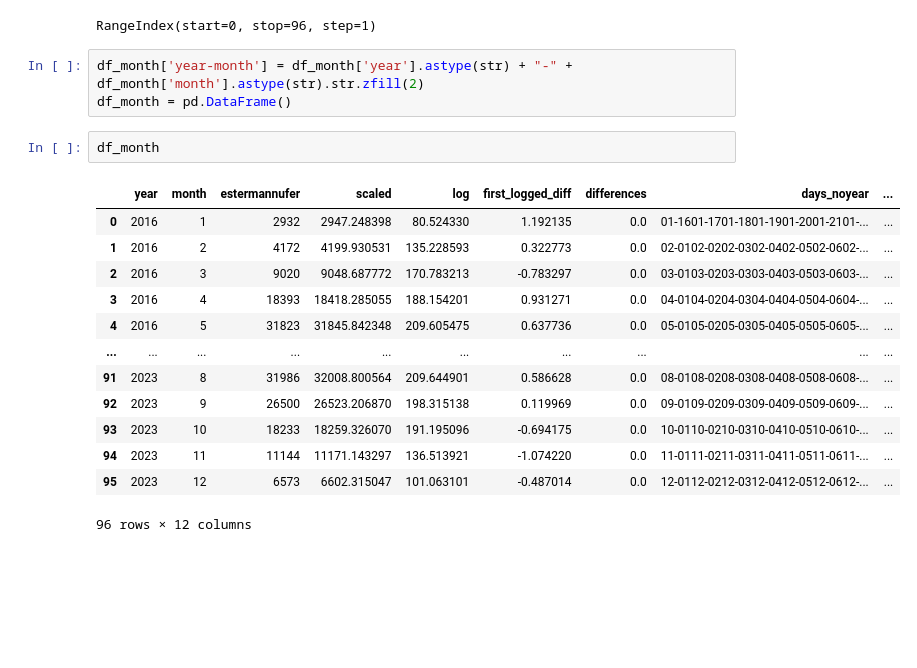
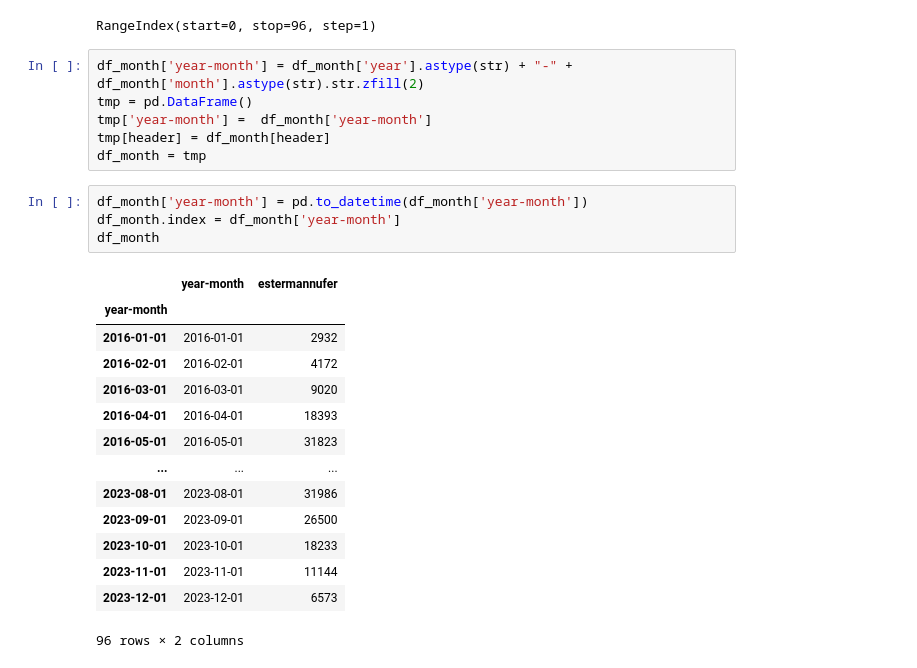
Before and after one commit to wooloflettuce/bonn-bike-count, a Jupyter notebook: ARIMA/Estermannufer/jaehrlich_v2.ipynb, the cells around one changed output. Cells and saved outputs as stored; diff of their text form; blank space fills up the shorter version.

```diff
--- a/ARIMA/Estermannufer/jaehrlich_v2.ipynb
+++ b/ARIMA/Estermannufer/jaehrlich_v2.ipynb
@@ -724,23 +724,29 @@ df_month.index
 RangeIndex(start=0, stop=96, step=1)
 # %%
 df_month['year-month'] = df_month['year'].astype(str) + "-" + df_month['month'].astype(str).str.zfill(2)
-df_month = pd.DataFrame()
+tmp = pd.DataFrame()
+tmp['year-month'] =  df_month['year-month']
+tmp[header] = df_month[header]
+df_month = tmp
 # %%
+df_month['year-month'] = pd.to_datetime(df_month['year-month'])
+df_month.index = df_month['year-month']
 df_month
 # %% [output]
-|  | year | month | estermannufer | scaled | log | first_logged_diff | differences | days_noyear | ... |
-| 0 | 2016 | 1 | 2932 | 2947.248398 | 80.524330 | 1.192135 | 0.0 | 01-1601-1701-1801-1901-2001-2101-... | ... |
-| 1 | 2016 | 2 | 4172 | 4199.930531 | 135.228593 | 0.322773 | 0.0 | 02-0102-0202-0302-0402-0502-0602-... | ... |
-| 2 | 2016 | 3 | 9020 | 9048.687772 | 170.783213 | -0.783297 | 0.0 | 03-0103-0203-0303-0403-0503-0603-... | ... |
-| 3 | 2016 | 4 | 18393 | 18418.285055 | 188.154201 | 0.931271 | 0.0 | 04-0104-0204-0304-0404-0504-0604-... | ... |
-| 4 | 2016 | 5 | 31823 | 31845.842348 | 209.605475 | 0.637736 | 0.0 | 05-0105-0205-0305-0405-0505-0605-... | ... |
-| ... | ... | ... | ... | ... | ... | ... | ... | ... | ... |
-| 91 | 2023 | 8 | 31986 | 32008.800564 | 209.644901 | 0.586628 | 0.0 | 08-0108-0208-0308-0408-0508-0608-... | ... |
-| 92 | 2023 | 9 | 26500 | 26523.206870 | 198.315138 | 0.119969 | 0.0 | 09-0109-0209-0309-0409-0509-0609-... | ... |
-| 93 | 2023 | 10 | 18233 | 18259.326070 | 191.195096 | -0.694175 | 0.0 | 10-0110-0210-0310-0410-0510-0610-... | ... |
-| 94 | 2023 | 11 | 11144 | 11171.143297 | 136.513921 | -1.074220 | 0.0 | 11-0111-0211-0311-0411-0511-0611-... | ... |
-| 95 | 2023 | 12 | 6573 | 6602.315047 | 101.063101 | -0.487014 | 0.0 | 12-0112-0212-0312-0412-0512-0612-... | ... |
+|  | year-month | estermannufer |
+| year-month |  |  |
+| 2016-01-01 | 2016-01-01 | 2932 |
+| 2016-02-01 | 2016-02-01 | 4172 |
+| 2016-03-01 | 2016-03-01 | 9020 |
+| 2016-04-01 | 2016-04-01 | 18393 |
+| 2016-05-01 | 2016-05-01 | 31823 |
+| ... | ... | ... |
+| 2023-08-01 | 2023-08-01 | 31986 |
+| 2023-09-01 | 2023-09-01 | 26500 |
+| 2023-10-01 | 2023-10-01 | 18233 |
+| 2023-11-01 | 2023-11-01 | 11144 |
+| 2023-12-01 | 2023-12-01 | 6573 |
-96 rows × 12 columns
+96 rows × 2 columns
 # %%
 plt.plot(df_month[header])
 # %% [output]
```
Also changed, not shown: parts of 1 cell of this notebook.
